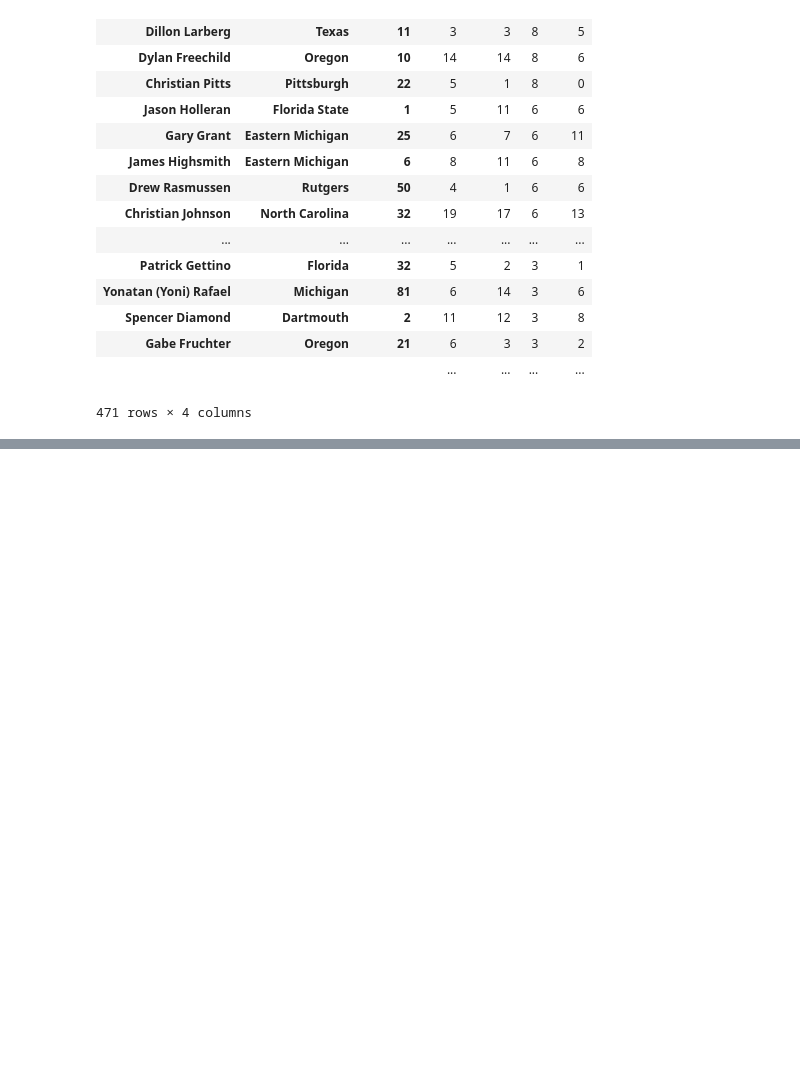
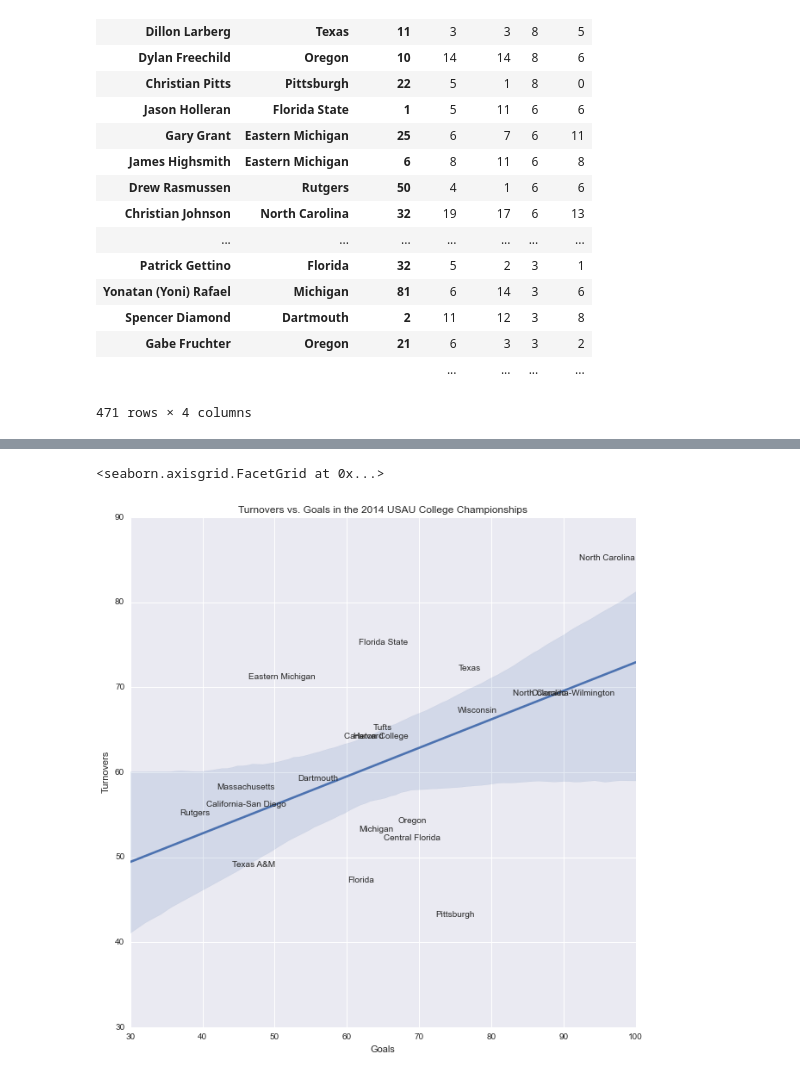
Before and after one commit to llimllib/2014collegechamps, a Jupyter notebook: Mens Stats.ipynb, the cells around one changed output, grey strips where cells are left out. Saved outputs shown, nothing was run; the diff lists cells and outputs as text; code cells hidden in the pictures; blank space fills up the shorter version.

Commit message:
first cool chart

```diff
--- a/Mens Stats.ipynb
+++ b/Mens Stats.ipynb
@@ -128,3 +131,6 @@ totals.sort_index(by="ds", ascending=False)
 | Gabe Fruchter | Oregon | 21 | 6 | 3 | 3 | 2 |
 |  |  |  | ... | ... | ... | ... |
 471 rows × 4 columns
+# %%
+teamtots = df[["team", "goals", "assists", "ds", "turns"]].groupby(["team"]).sum()
+teamtots.sort_index(by="goals", ascending=False)
@@ -130,0 +157,13 @@ totals.sort_index(by="ds", ascending=False)
+# %%
+g = sns.lmplot("goals", "turns", teamtots, scatter_kws={"marker":""}, size=9)
+ax = g.axes[0][0]
+for name, stats in teamtots.iterrows():
+    ax.annotate(name, xy=(stats["goals"], stats["turns"]), horizontalalignment='center')
+ax.set_xlabel("Goals")
+ax.set_ylabel("Turnovers")
+ax.set_title("Turnovers vs. Goals in the 2014 USAU College Championships")
+#ax.annotate("bananas", xy=(60, 60))
+g
+# %% [output]
+<seaborn.axisgrid.FacetGrid at 0x...>
+[figure, added]
```
Also changed, not shown: parts of 2 cells of this notebook.
